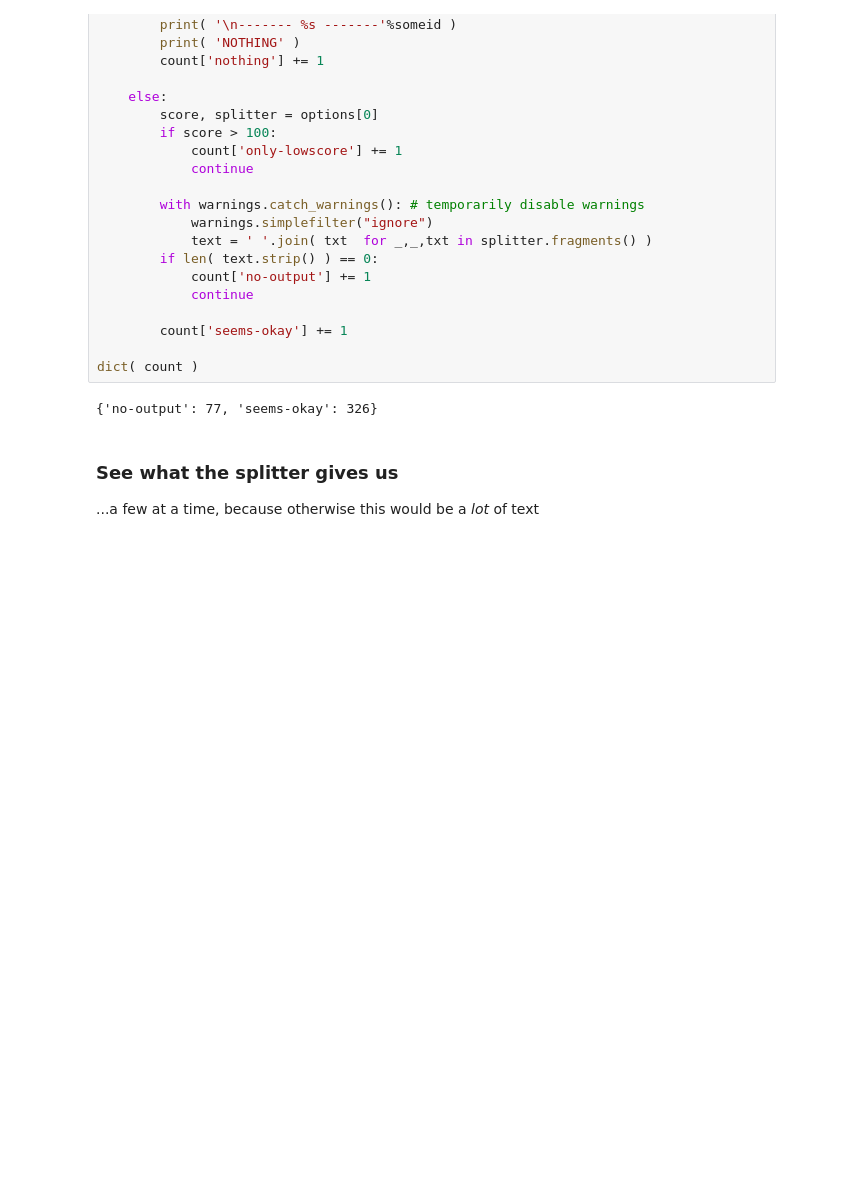
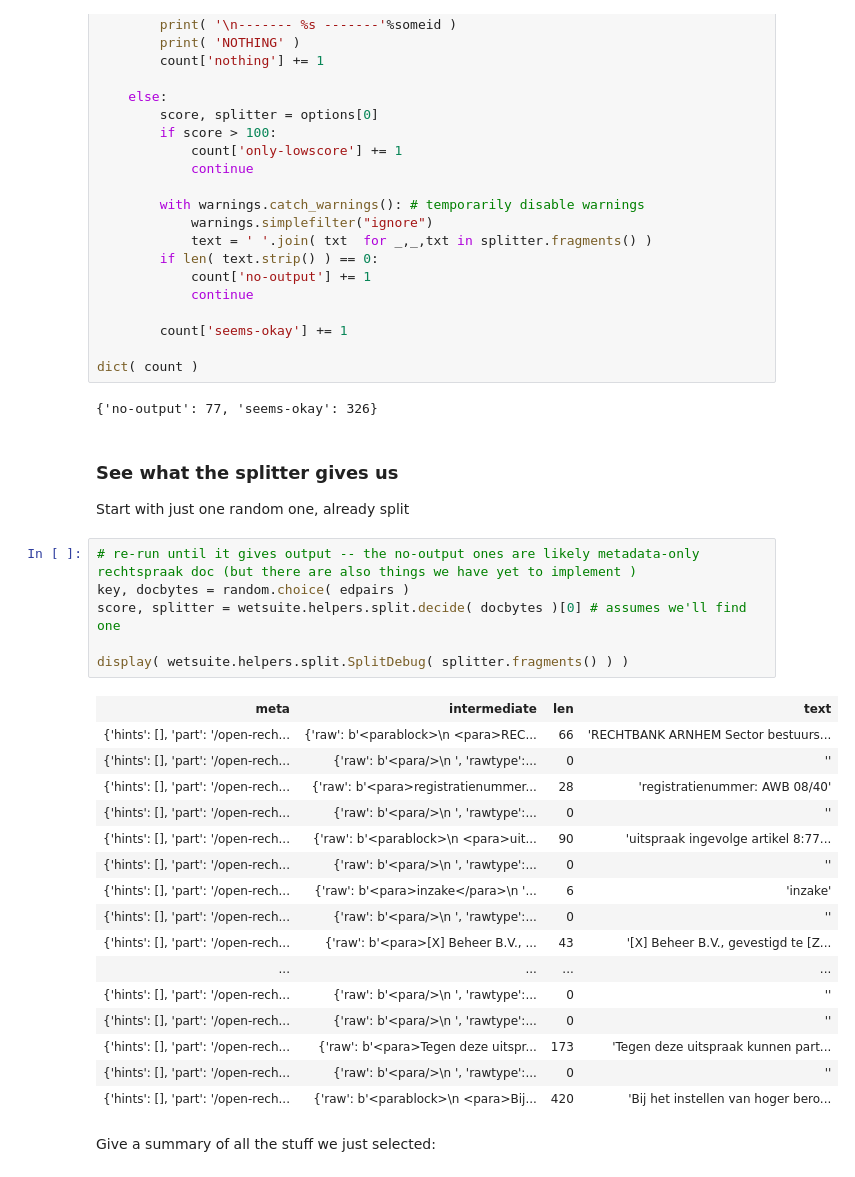
Before and after one commit to WetSuiteLeiden/example-notebooks, a Jupyter notebook: specific-experiments/text-split/split-experiments.ipynb, the cells around one changed output. Saved outputs shown, nothing was run; the diff lists cells and outputs as text; blank space fills up the shorter version.

```diff
--- a/specific-experiments/text-split/split-experiments.ipynb
+++ b/specific-experiments/text-split/split-experiments.ipynb
@@ -307,8 +307,33 @@ for someid,docbytes in wetsuite.helpers.notebook.ProgressBar( edpairs ):
 dict( count )
 # %% [output]
 {'no-output': 77, 'seems-okay': 326}
-# %% [markdown]
-### See what the splitter gives us
-
-...a few at a time, because otherwise this would be a _lot_ of text
+# %% [markdown]
+### See what the splitter gives us
+
+Start with just one random one, already split
+# %%
+# re-run until it gives output -- the no-output ones are likely metadata-only rechtspraak doc (but there are also things we have yet to implement )
+key, docbytes = random.choice( edpairs )
+score, splitter = wetsuite.helpers.split.decide( docbytes )[0] # assumes we'll find one
+
+display( wetsuite.helpers.split.SplitDebug( splitter.fragments() ) )
+# %% [output]
+| meta | intermediate | len | text |
+| {'hints': [], 'part': '/open-rech... | {'raw': b'<parablock>\n <para>REC... | 66 | 'RECHTBANK ARNHEM Sector bestuurs... |
+| {'hints': [], 'part': '/open-rech... | {'raw': b'<para/>\n ', 'rawtype':... | 0 | '' |
+| {'hints': [], 'part': '/open-rech... | {'raw': b'<para>registratienummer... | 28 | 'registratienummer: AWB 08/40' |
+| {'hints': [], 'part': '/open-rech... | {'raw': b'<para/>\n ', 'rawtype':... | 0 | '' |
+| {'hints': [], 'part': '/open-rech... | {'raw': b'<parablock>\n <para>uit... | 90 | 'uitspraak ingevolge artikel 8:77... |
+| {'hints': [], 'part': '/open-rech... | {'raw': b'<para/>\n ', 'rawtype':... | 0 | '' |
+| {'hints': [], 'part': '/open-rech... | {'raw': b'<para>inzake</para>\n '... | 6 | 'inzake' |
+| {'hints': [], 'part': '/open-rech... | {'raw': b'<para/>\n ', 'rawtype':... | 0 | '' |
+| {'hints': [], 'part': '/open-rech... | {'raw': b'<para>[X] Beheer B.V., ... | 43 | '[X] Beheer B.V., gevestigd te [Z... |
+| ... | ... | ... | ... |
+| {'hints': [], 'part': '/open-rech... | {'raw': b'<para/>\n ', 'rawtype':... | 0 | '' |
+| {'hints': [], 'part': '/open-rech... | {'raw': b'<para/>\n ', 'rawtype':... | 0 | '' |
+| {'hints': [], 'part': '/open-rech... | {'raw': b'<para>Tegen deze uitspr... | 173 | 'Tegen deze uitspraak kunnen part... |
+| {'hints': [], 'part': '/open-rech... | {'raw': b'<para/>\n ', 'rawtype':... | 0 | '' |
+| {'hints': [], 'part': '/open-rech... | {'raw': b'<parablock>\n <para>Bij... | 420 | 'Bij het instellen van hoger bero... |
+# %% [markdown]
+Give a summary of all the stuff we just selected:
 # %%
```
Also changed, not shown: parts of 2 cells of this notebook.
